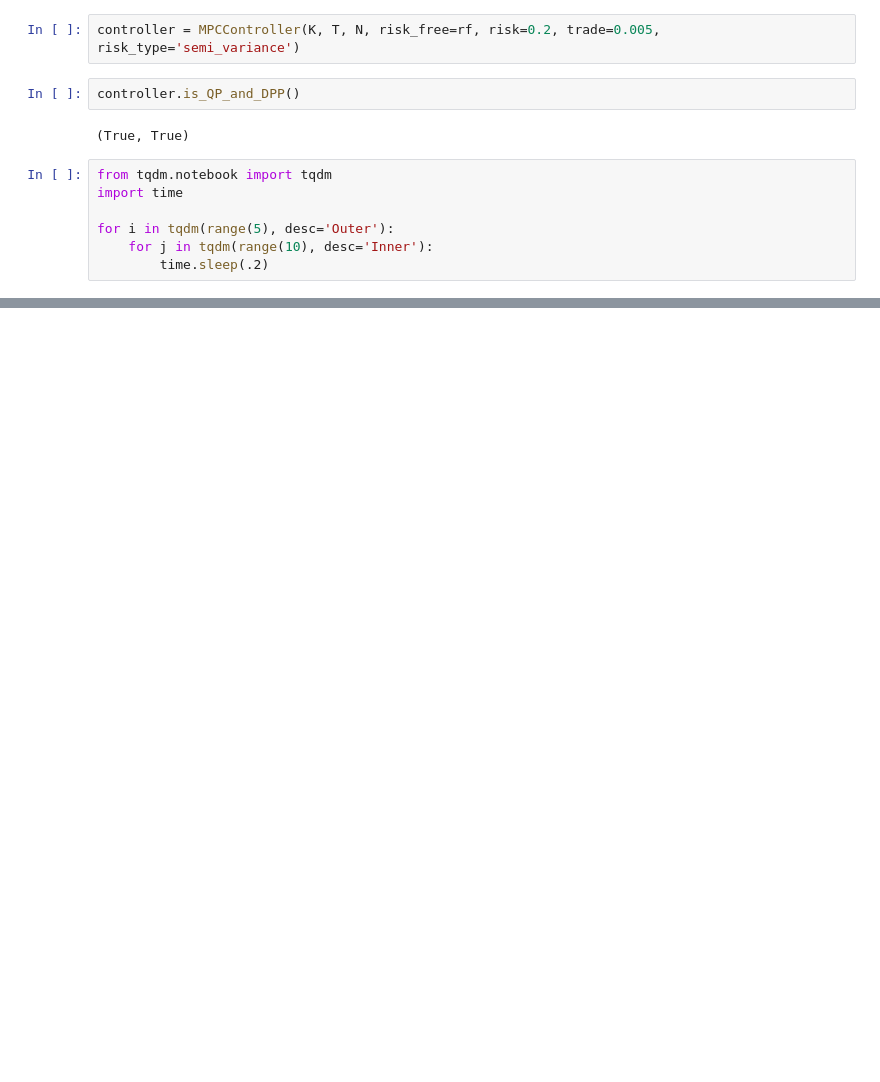
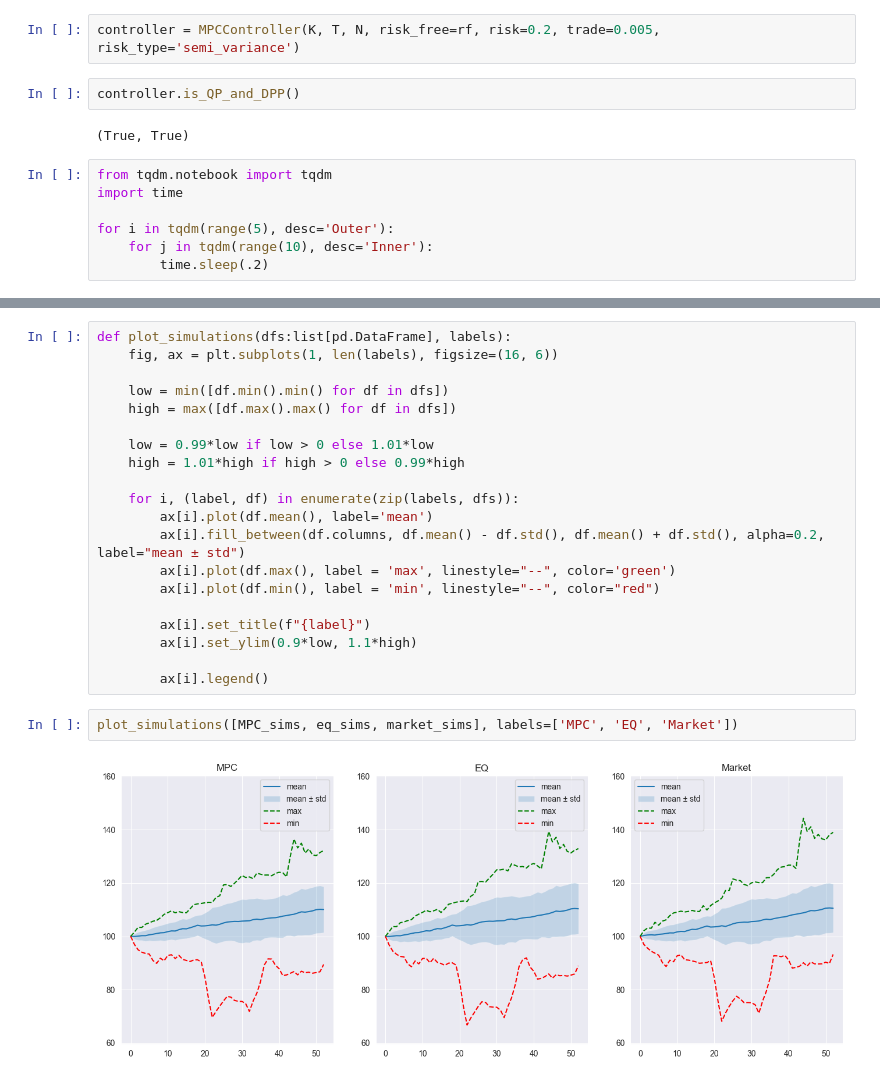
Before and after one commit to V4laky/PortfolioMPC, a Jupyter notebook: notebooks/convex_opt.ipynb, the cells around one changed output, grey strips where cells are left out. Cells and saved outputs as stored; diff of their text form; blank space fills up the shorter version.

```diff
--- a/notebooks/convex_opt.ipynb
+++ b/notebooks/convex_opt.ipynb
@@ -106,0 +124,24 @@ MPC_sims = pd.DataFrame(MPC_sims.sum(axis=2))
+# %%
+def plot_simulations(dfs:list[pd.DataFrame], labels):
+    fig, ax = plt.subplots(1, len(labels), figsize=(16, 6))
+
+    low = min([df.min().min() for df in dfs])
+    high = max([df.max().max() for df in dfs])
+
+    low = 0.99*low if low > 0 else 1.01*low
+    high = 1.01*high if high > 0 else 0.99*high
+
+    for i, (label, df) in enumerate(zip(labels, dfs)):
+        ax[i].plot(df.mean(), label='mean')
+        ax[i].fill_between(df.columns, df.mean() - df.std(), df.mean() + df.std(), alpha=0.2, label="mean ± std")
+        ax[i].plot(df.max(), label = 'max', linestyle="--", color='green')
+        ax[i].plot(df.min(), label = 'min', linestyle="--", color="red")
+
+        ax[i].set_title(f"{label}")
+        ax[i].set_ylim(0.9*low, 1.1*high)
+
+        ax[i].legend()
+# %%
+plot_simulations([MPC_sims, eq_sims, market_sims], labels=['MPC', 'EQ', 'Market'])
+# %% [output]
+[figure, added]
```
Also changed, not shown: parts of 12 cells of this notebook, 2 other files.
